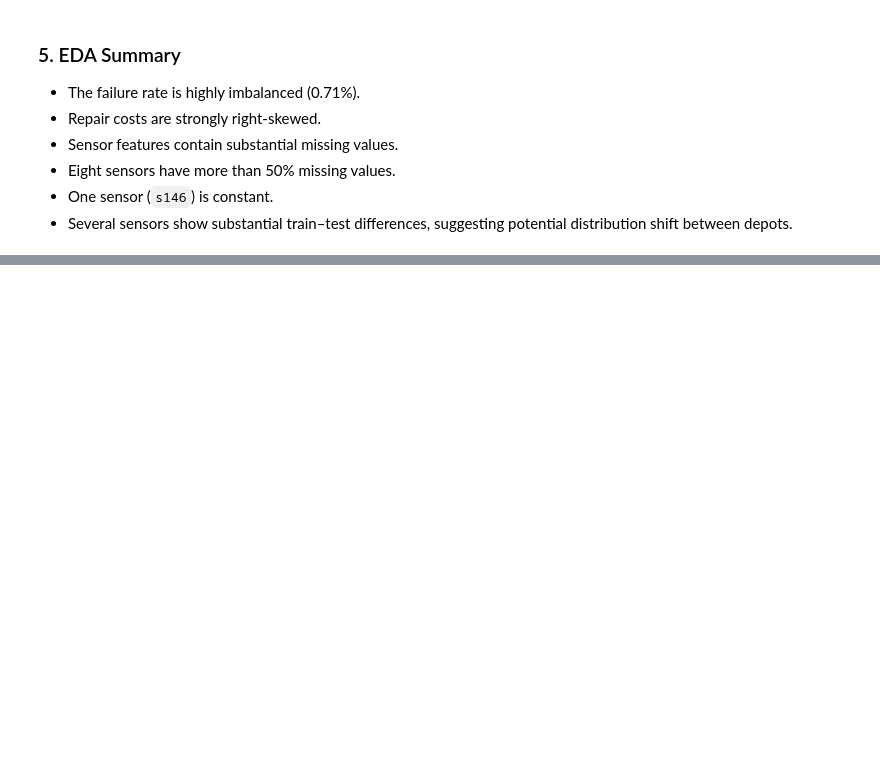
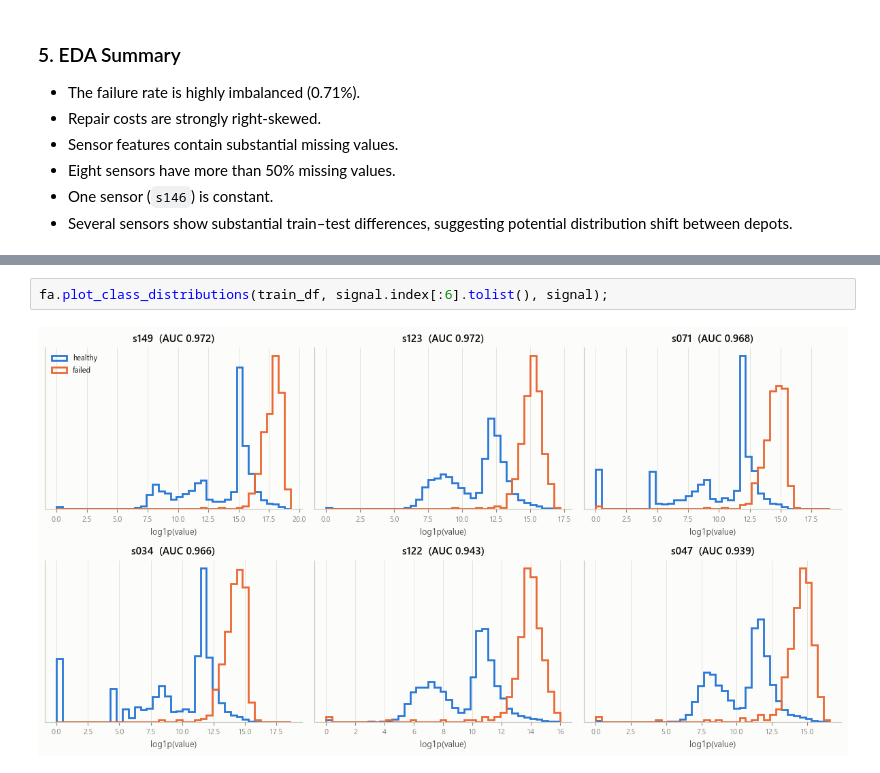
Before and after one commit to avnishraj-jpg/fleet_maintenance_p2_team38, a Jupyter notebook: notebooks/eda.ipynb, the cells around one changed output, grey strips where cells are left out. Cells and saved outputs as stored; diff of their text form; blank space fills up the shorter version.

```diff
--- a/notebooks/eda.ipynb
+++ b/notebooks/eda.ipynb
@@ -270,0 +336,4 @@ display(sensor_comparison.sort_values("Mean Difference (%)", ascending=False).he
+# %%
+fa.plot_class_distributions(train_df, signal.index[:6].tolist(), signal);
+# %% [output]
+[figure, added]
```
Also changed, not shown: parts of 44 cells of this notebook, 1 other file.
